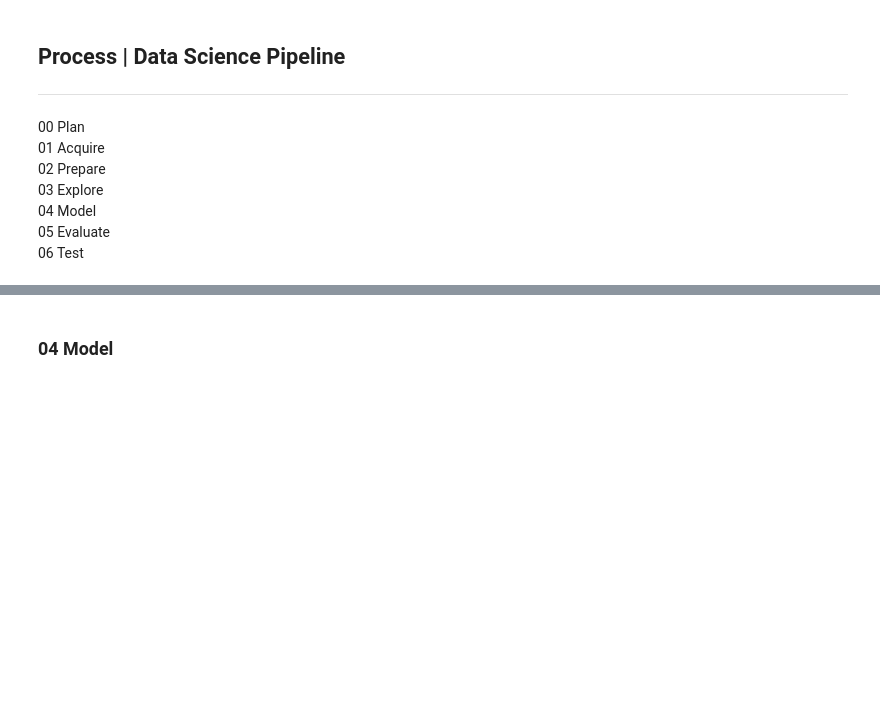
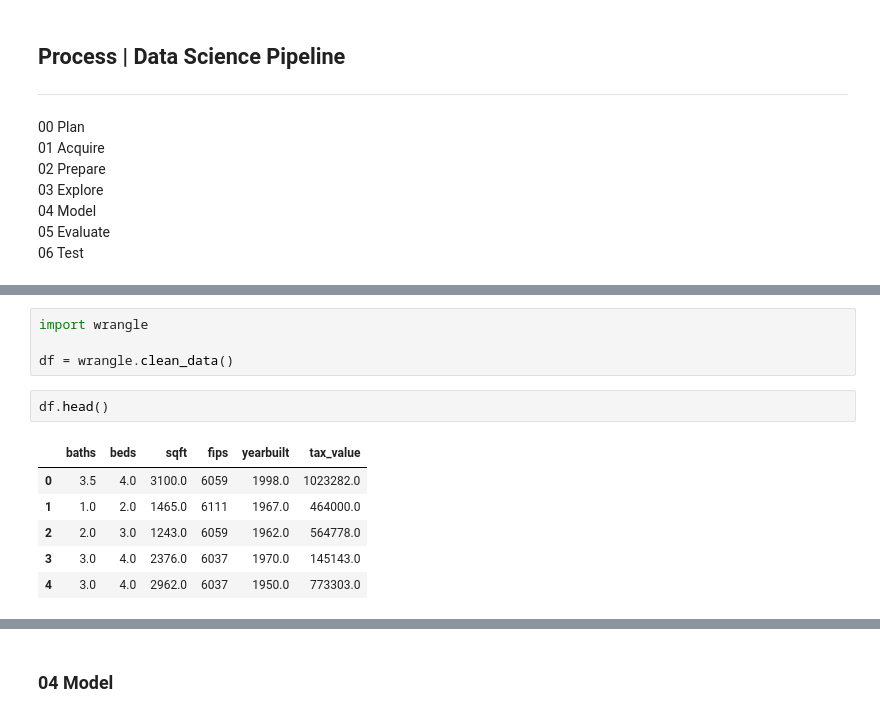
Before and after one commit to Jonessn22/zillow_regression_project, a Jupyter notebook: final_report.ipynb, the cells around one changed output, grey strips where cells are left out. Saved outputs shown, nothing was run; the diff lists cells and outputs as text; blank space fills up the shorter version.

```diff
--- a/final_report.ipynb
+++ b/final_report.ipynb
@@ -65,0 +88,13 @@ Question 4?<br>
+# %%
+import wrangle
+
+df = wrangle.clean_data()
+# %%
+df.head()
+# %% [output]
+|  | baths | beds | sqft | fips | yearbuilt | tax_value |
+| 0 | 3.5 | 4.0 | 3100.0 | 6059 | 1998.0 | 1023282.0 |
+| 1 | 1.0 | 2.0 | 1465.0 | 6111 | 1967.0 | 464000.0 |
+| 2 | 2.0 | 3.0 | 1243.0 | 6059 | 1962.0 | 564778.0 |
+| 3 | 3.0 | 4.0 | 2376.0 | 6037 | 1970.0 | 145143.0 |
+| 4 | 3.0 | 4.0 | 2962.0 | 6037 | 1950.0 | 773303.0 |
```
Also changed, not shown: parts of 20 cells of this notebook, 8 other files.
